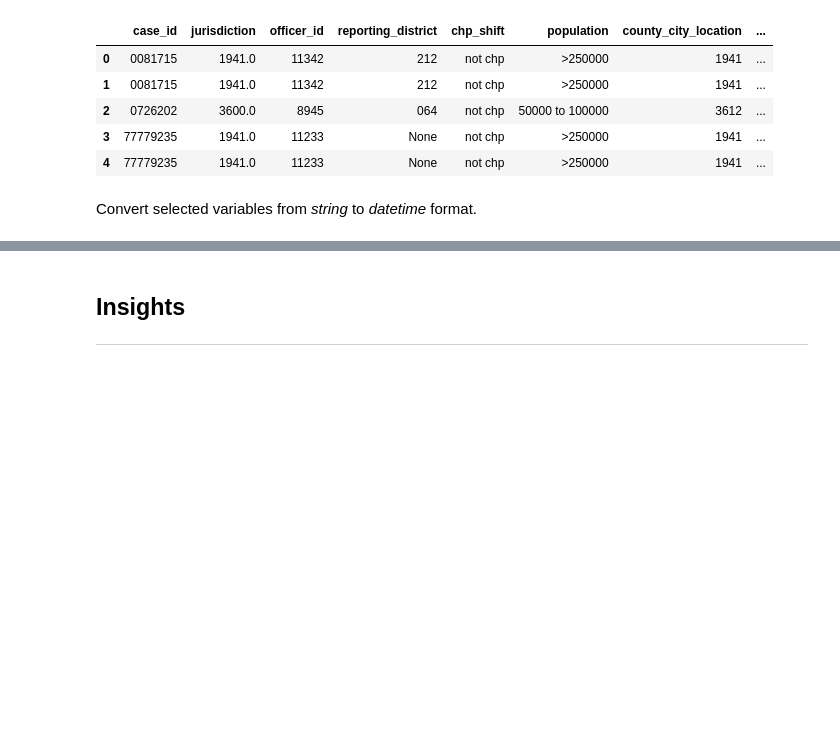
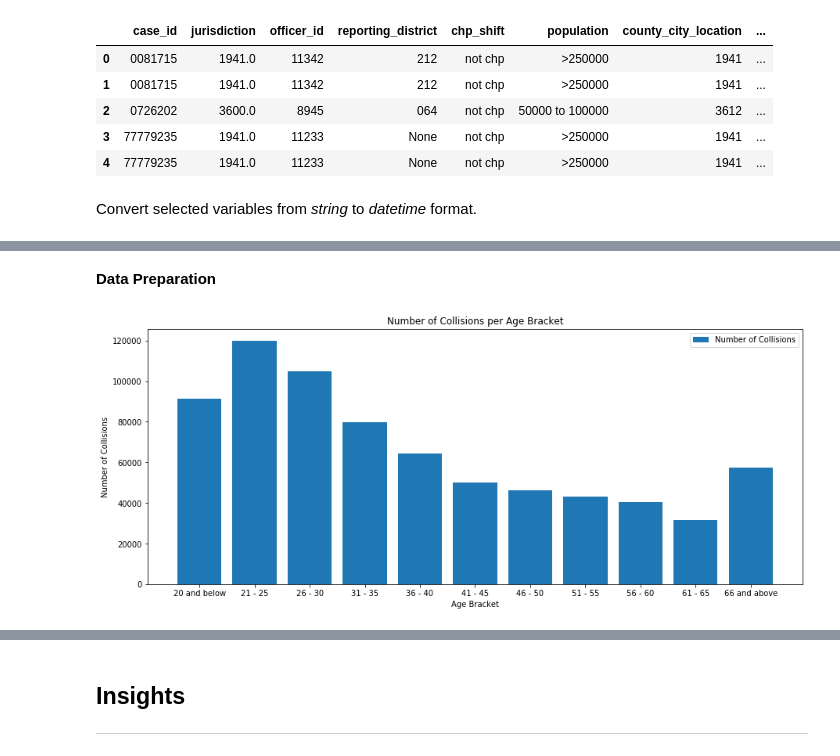
Before and after one commit to marknanquil/Python-codes, a Jupyter notebook: CA_traffic_collision_data_analysis.ipynb, the cells around one changed output, grey strips where cells are left out. Saved outputs shown, nothing was run; the diff lists cells and outputs as text; code cells hidden in the pictures; blank space fills up the shorter version.

```diff
--- a/CA_traffic_collision_data_analysis.ipynb
+++ b/CA_traffic_collision_data_analysis.ipynb
@@ -116,0 +201,2 @@ df_switrs['collision_time_minute'] = pd.to_datetime(df_switrs['collision_time'],
+# %% [markdown]
+**Data Preparation**
@@ -116,0 +213,32 @@ df_switrs['collision_time_minute'] = pd.to_datetime(df_switrs['collision_time'],
+# %%
+conditions = [
+    (df_collisions_with_parties['party_age'] <= 20),
+    (df_collisions_with_parties['party_age'] > 20) & (df_collisions_with_parties['party_age'] <= 25),
+    (df_collisions_with_parties['party_age'] > 25) & (df_collisions_with_parties['party_age'] <= 30),
+    (df_collisions_with_parties['party_age'] > 30) & (df_collisions_with_parties['party_age'] <= 35),
+    (df_collisions_with_parties['party_age'] > 35) & (df_collisions_with_parties['party_age'] <= 40),
+    (df_collisions_with_parties['party_age'] > 40) & (df_collisions_with_parties['party_age'] <= 45),
+    (df_collisions_with_parties['party_age'] > 45) & (df_collisions_with_parties['party_age'] <= 50),
+    (df_collisions_with_parties['party_age'] > 50) & (df_collisions_with_parties['party_age'] <= 55),
+    (df_collisions_with_parties['party_age'] > 55) & (df_collisions_with_parties['party_age'] <= 60),
+    (df_collisions_with_parties['party_age'] > 60) & (df_collisions_with_parties['party_age'] <= 65),
+    (df_collisions_with_parties['party_age'] > 65)]
+
+values = ['20 and below', '21 - 25', '26 - 30', '31 - 35', '36 - 40', '41 - 45', '46 - 50', '51 - 55', '56 - 60', '61 - 65', '66 and above']
+
+df_collisions_with_parties['age_bracket'] = np.select(conditions, values)
+# %%
+df_age_bracket     = pd.DataFrame(df_collisions_with_parties.groupby('age_bracket')['case_id'].count())
+df_age_bracket_idx = df_age_bracket.reset_index()
+df_age_bracket_2   = df_age_bracket_idx[df_age_bracket_idx['age_bracket']!='0']
+# %%
+fig, ax = plt.subplots(figsize=(15,6))
+bar = ax.bar(df_age_bracket_2['age_bracket'], df_age_bracket_2['case_id'], label='Number of Collisions')
+
+ax.set_title('Number of Collisions per Age Bracket')
+ax.set_ylabel('Number of Collisions')
+ax.set_xlabel('Age Bracket')
+ax.legend()
+plt.show()
+# %% [output]
+[figure, added]
```
Also changed, not shown: parts of 50 cells of this notebook.
